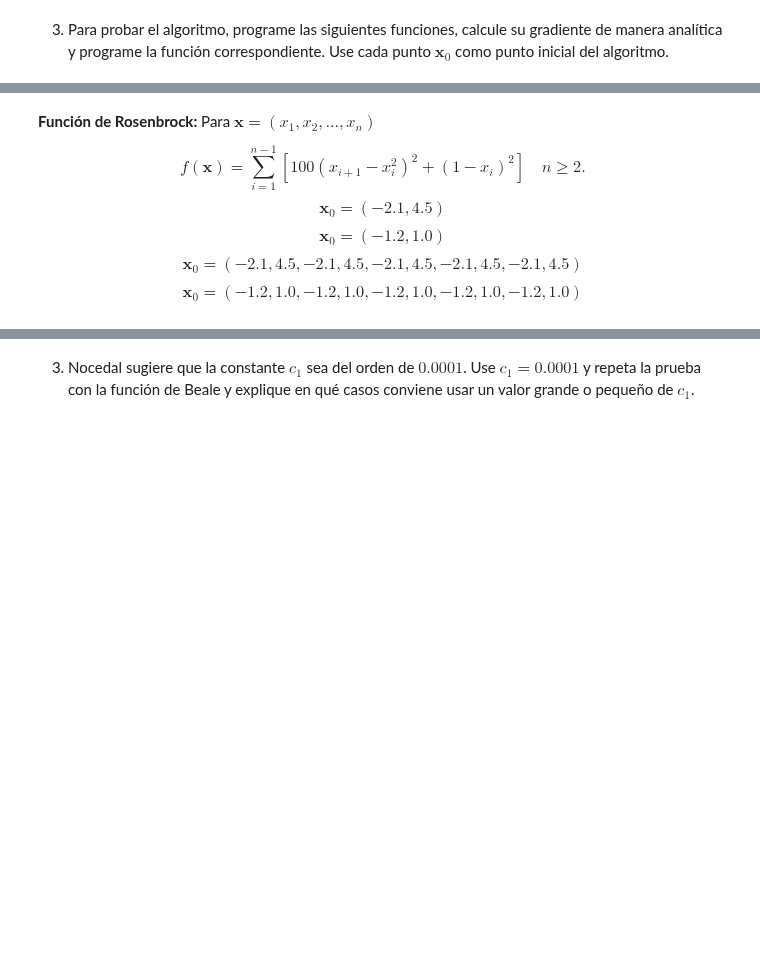
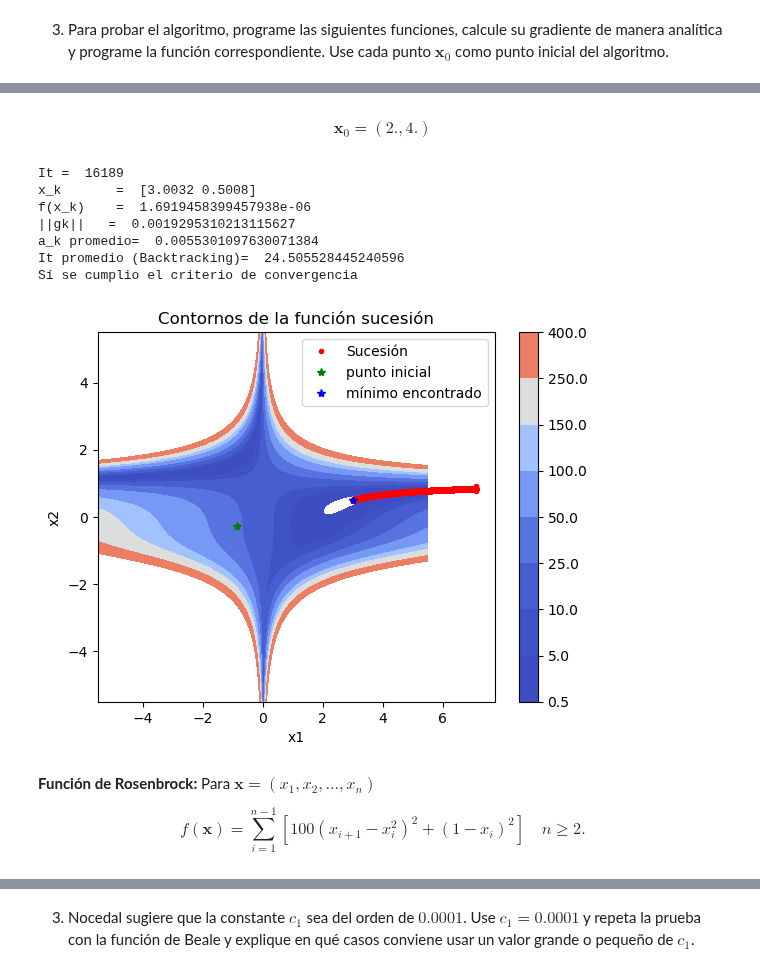
Before and after one commit to LaMaga98/cimat2023-1, a Jupyter notebook: optimizacion/03_tarea_optimizacion/opti_T3_YSGG.ipynb, the cells around one changed output, grey strips where cells are left out. Drawn from its saved outputs; the diff is of its cells as text; code cells hidden in the pictures; blank space fills up the shorter version.

```diff
--- a/optimizacion/03_tarea_optimizacion/opti_T3_YSGG.ipynb
+++ b/optimizacion/03_tarea_optimizacion/opti_T3_YSGG.ipynb
@@ -225,12 +296,41 @@ def D_Beale(x):
+# %% [markdown]
+$$ \mathbf{x}_0 = (2.,4.) $$
+# %%
+x0  = np.array([2,4])
+n   = len(x0)
+tau = np.sqrt(n) * tau
+
+xk, k, indicador, m = descenso_maximo_backtracking(Beale,D_Beale,x0,aini,rho,c1,tau,N,Nb)
+
+print('It = ', k)
+print('x_k       = ', xk)
+print('f(x_k)    = ', Beale(xk))
+print('||gk||   = ', np.linalg.norm(D_Beale(xk)))
+print('a_k promedio= ', np.sum(m[:,2])/k)
+print('It promedio (Backtracking)= ', np.sum(m[:,3])/k)
+
+if(indicador):
+    print("Sí se cumplio el criterio de convergencia")
+
+# Usamos list comprehension para crear la lista de puntos
+sucesion = [[fila[0], fila[1]] for fila in m[:k]]
+
+contornosFnc2D(Beale, sucesion,xleft=-5.5, xright=5.5, ybottom=-5.5, ytop=5.5,
+               levels=[0.5, 5, 10, 25, 50, 100, 150, 250, 400])
+# %% [output]
+It =  16189
+x_k       =  [3.0032 0.5008]
+f(x_k)    =  1.6919458399457938e-06
+||gk||   =  0.0019295310213115627
+a_k promedio=  0.0055301097630071384
+It promedio (Backtracking)=  24.505528445240596
+Sí se cumplio el criterio de convergencia
+[figure, added]
 # %% [markdown]
 **Función de Rosenbrock:** Para $\mathbf{x}=(x_1,x_2, ..., x_n)$
 
 $$ f(\mathbf{x}) = \sum_{i=1}^{n-1} \left[100(x_{i+1} - x_i^2)^2 + (1-x_i)^2 \right]
 \quad n\geq 2.$$
-$$ \mathbf{x}_0 = (-2.1, 4.5) $$
-$$ \mathbf{x}_0 = (-1.2, 1.0) $$
-$$ \mathbf{x}_0 = (-2.1, 4.5, -2.1, 4.5, -2.1, 4.5, -2.1, 4.5, -2.1, 4.5) $$
-$$ \mathbf{x}_0 = (-1.2, 1.0, -1.2, 1.0, -1.2, 1.0, -1.2, 1.0, -1.2, 1.0) $$
 # %%
 def Rosenbrock(x):
     n = len(x)
```
Also changed, not shown: parts of 23 cells of this notebook.
